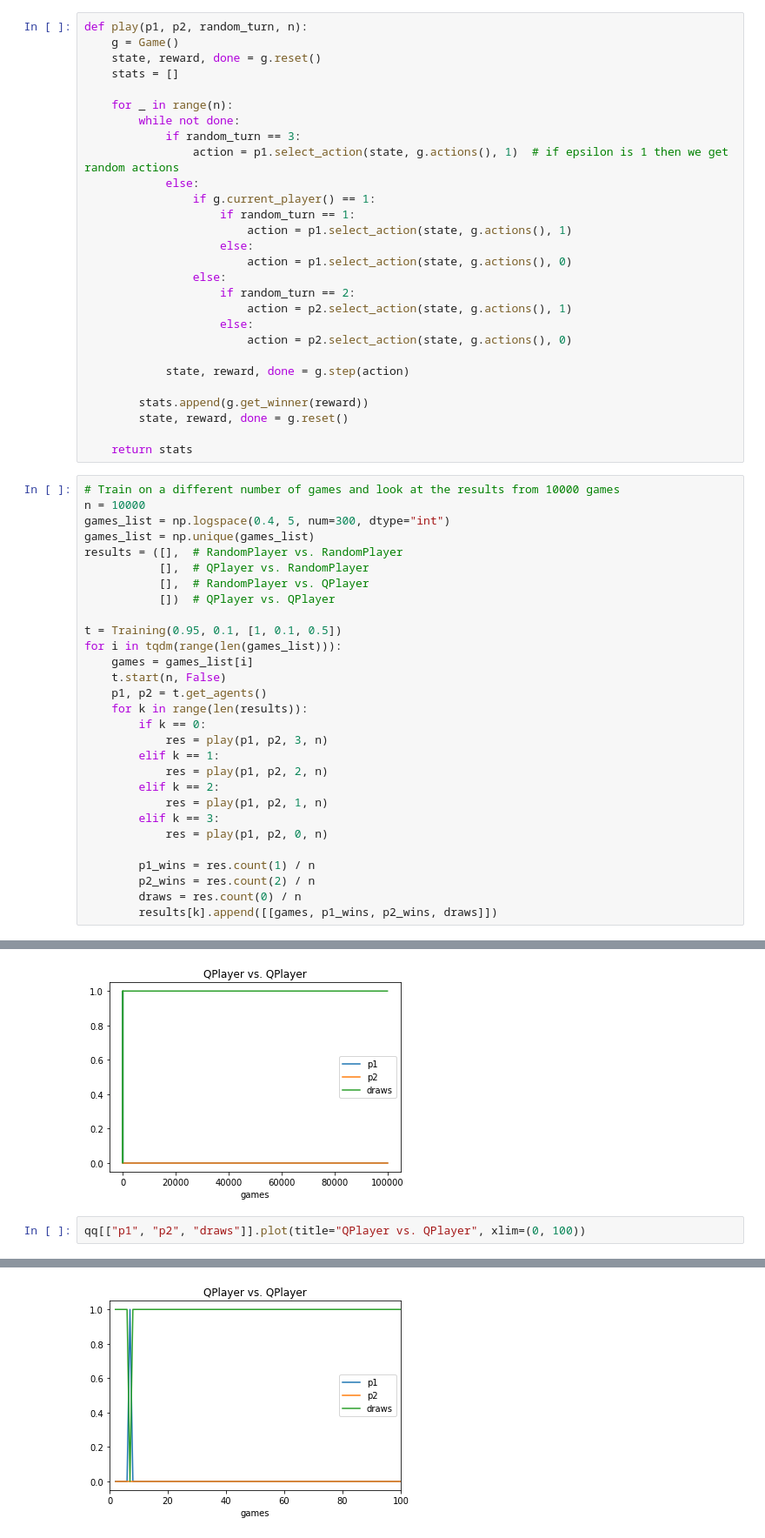
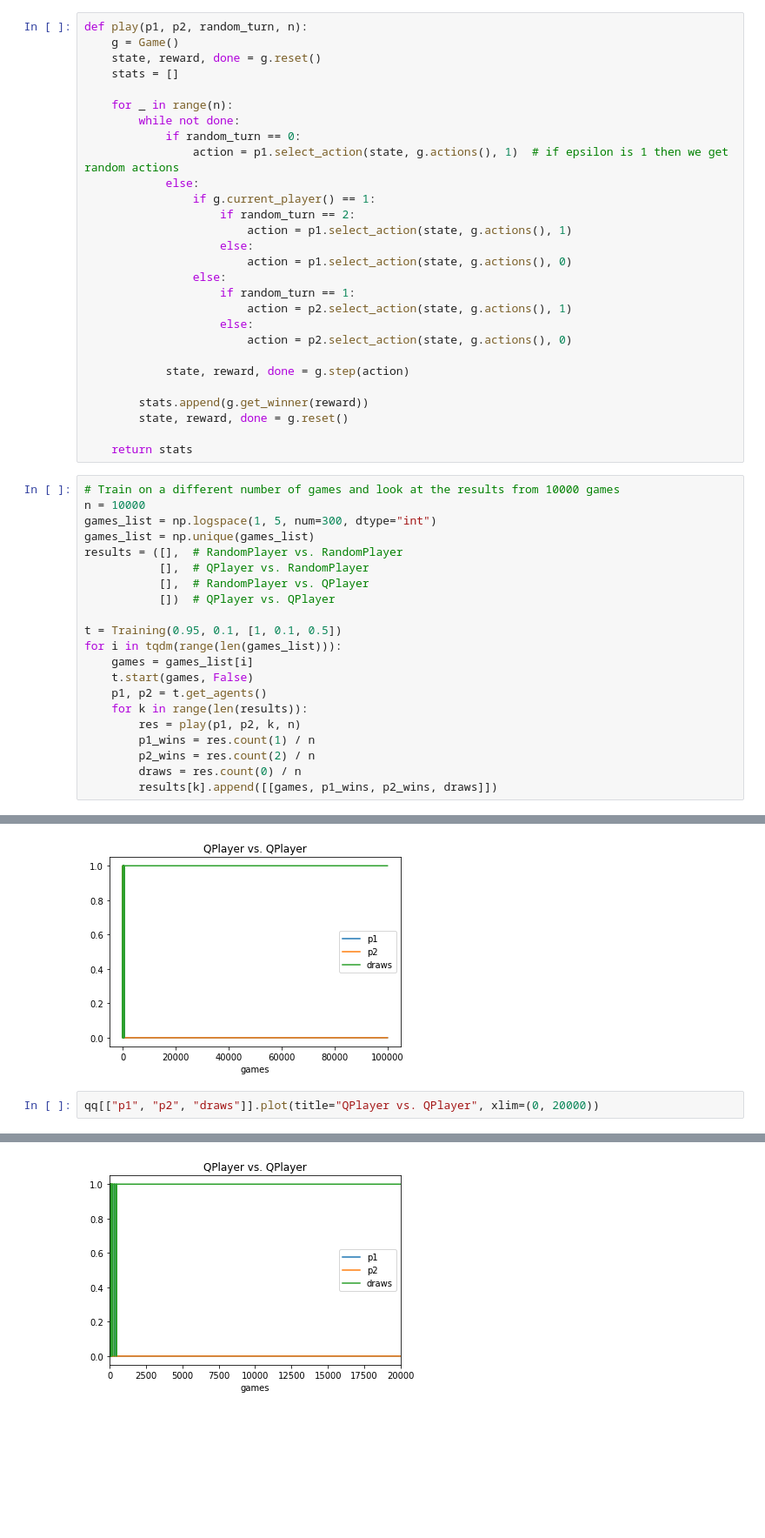
Before and after one commit to hoverslam/tic-tac-toe, a Jupyter notebook: experiments/experiments.ipynb, the cells around one changed output, grey strips where cells are left out. Shown: that part at 87% size. Saved outputs shown, nothing was run; the diff lists cells and outputs as text; blank space fills up the shorter version.

```diff
--- a/experiments/experiments.ipynb
+++ b/experiments/experiments.ipynb
@@ -18,16 +18,16 @@ def play(p1, p2, random_turn, n):
 
     for _ in range(n):
         while not done:
-            if random_turn == 3:
+            if random_turn == 0:
                 action = p1.select_action(state, g.actions(), 1)  # if epsilon is 1 then we get random actions
             else:
                 if g.current_player() == 1:
-                    if random_turn == 1:
+                    if random_turn == 2:
                         action = p1.select_action(state, g.actions(), 1)
                     else:
                         action = p1.select_action(state, g.actions(), 0)
                 else:
-                    if random_turn == 2:
+                    if random_turn == 1:
                         action = p2.select_action(state, g.actions(), 1)
                     else:
                         action = p2.select_action(state, g.actions(), 0)
@@ -41,7 +41,7 @@ def play(p1, p2, random_turn, n):
 # %%
 # Train on a different number of games and look at the results from 10000 games
 n = 10000
-games_list = np.logspace(0.4, 5, num=300, dtype="int")
+games_list = np.logspace(1, 5, num=300, dtype="int")
 games_list = np.unique(games_list)
 results = ([],  # RandomPlayer vs. RandomPlayer
            [],  # QPlayer vs. RandomPlayer
@@ -51,18 +51,10 @@ results = ([],  # RandomPlayer vs. RandomPlayer
 t = Training(0.95, 0.1, [1, 0.1, 0.5])
 for i in tqdm(range(len(games_list))):
     games = games_list[i]
-    t.start(n, False)
+    t.start(games, False)
     p1, p2 = t.get_agents()
     for k in range(len(results)):
-        if k == 0:
-            res = play(p1, p2, 3, n)
-        elif k == 1:
-            res = play(p1, p2, 2, n)
-        elif k == 2:
-            res = play(p1, p2, 1, n)
-        elif k == 3:
-            res = play(p1, p2, 0, n)
-
+        res = play(p1, p2, k, n)
         p1_wins = res.count(1) / n
         p2_wins = res.count(2) / n
         draws = res.count(0) / n
@@ -110,7 +102,7 @@ qq[["p1", "p2", "draws"]].plot(title="QPlayer vs. QPlayer")
 <AxesSubplot:title={'center':'QPlayer vs. QPlayer'}, xlabel='games'>
 [figure]
 # %%
-qq[["p1", "p2", "draws"]].plot(title="QPlayer vs. QPlayer", xlim=(0, 100))
+qq[["p1", "p2", "draws"]].plot(title="QPlayer vs. QPlayer", xlim=(0, 20000))
 # %% [output]
 <AxesSubplot:title={'center':'QPlayer vs. QPlayer'}, xlabel='games'>
-[figure, old version]
+[figure, new version]
```
Also changed, not shown: parts of 5 cells of this notebook.
